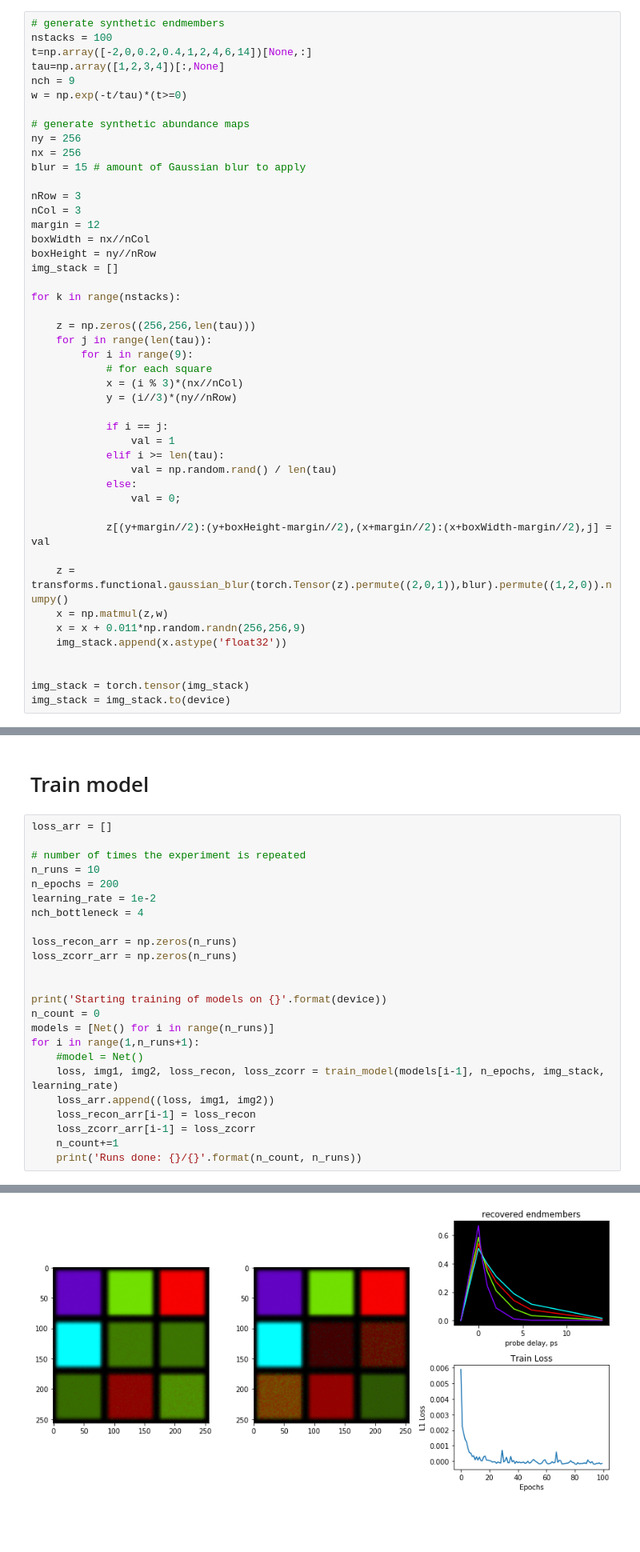
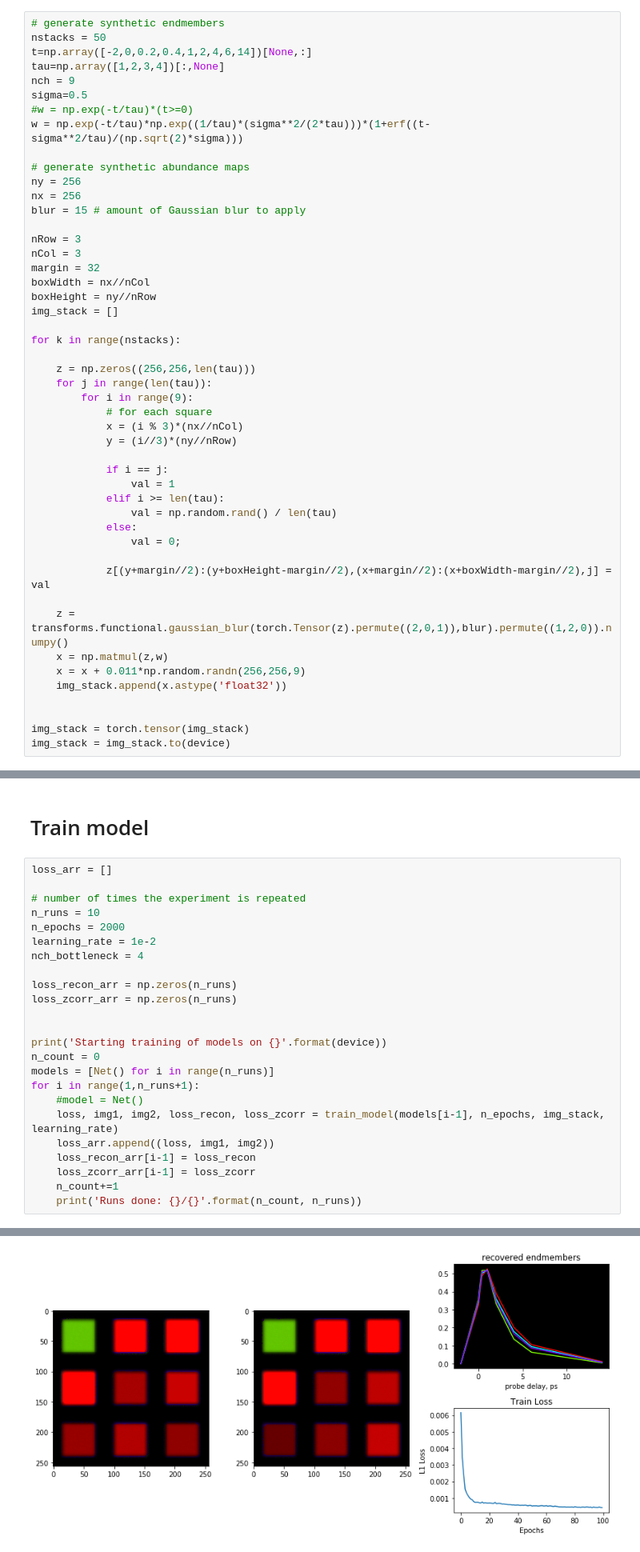
Before and after one commit to arya1080/spectral_autoencoder, a Jupyter notebook: spectral_autoencoder.ipynb, the cells around one changed output, grey strips where cells are left out. Shown at 80% size. Cells and saved outputs as stored; diff of their text form; blank space fills up the shorter version.

```diff
--- a/spectral_autoencoder.ipynb
+++ b/spectral_autoencoder.ipynb
@@ -160,11 +161,13 @@ noise mean abs =  0.008773505
 # Synthetic test cases
 # %%
 # generate synthetic endmembers
-nstacks = 100
+nstacks = 50
 t=np.array([-2,0,0.2,0.4,1,2,4,6,14])[None,:]
 tau=np.array([1,2,3,4])[:,None]
 nch = 9
-w = np.exp(-t/tau)*(t>=0)
+sigma=0.5
+#w = np.exp(-t/tau)*(t>=0)
+w = np.exp(-t/tau)*np.exp((1/tau)*(sigma**2/(2*tau)))*(1+erf((t-sigma**2/tau)/(np.sqrt(2)*sigma)))
 
 # generate synthetic abundance maps
 ny = 256
@@ -173,7 +176,7 @@ blur = 15 # amount of Gaussian blur to apply
 
 nRow = 3
 nCol = 3
-margin = 12
+margin = 32
 boxWidth = nx//nCol
 boxHeight = ny//nRow
 img_stack = []
@@ -635,7 +675,7 @@ loss_arr = []
 
 # number of times the experiment is repeated
 n_runs = 10
-n_epochs = 200
+n_epochs = 2000
 learning_rate = 1e-2
 nch_bottleneck = 4
 
@@ -662,2 +702,2 @@ recon loss:  0.00016846932703629136 , zcorr loss:  -1.1051874160766602
 Clipping input data to the valid range for imshow with RGB data ([0..1] for floats or [0..255] for integers).
-[figure, old version]
+[figure, new version]
```
Also changed, not shown: parts of 5 cells of this notebook.
